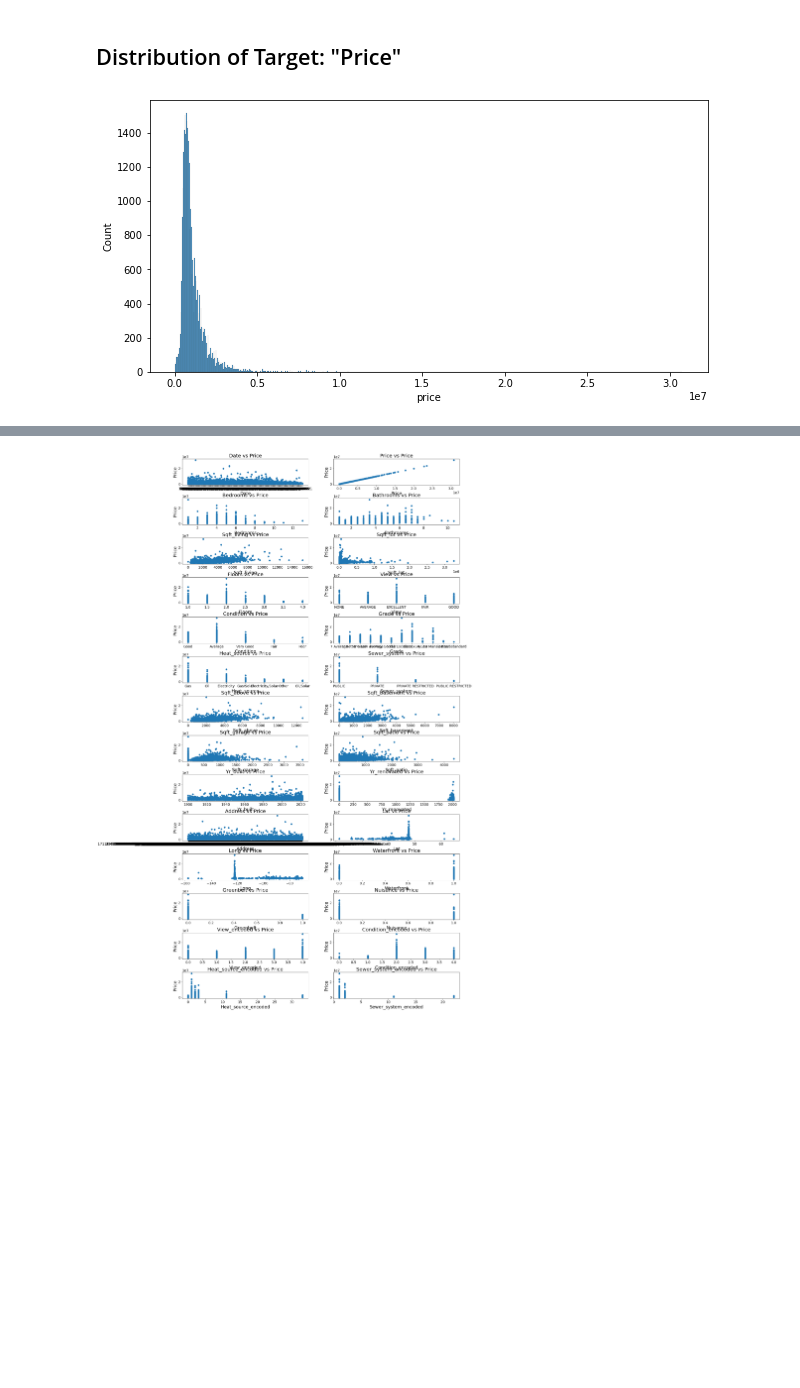
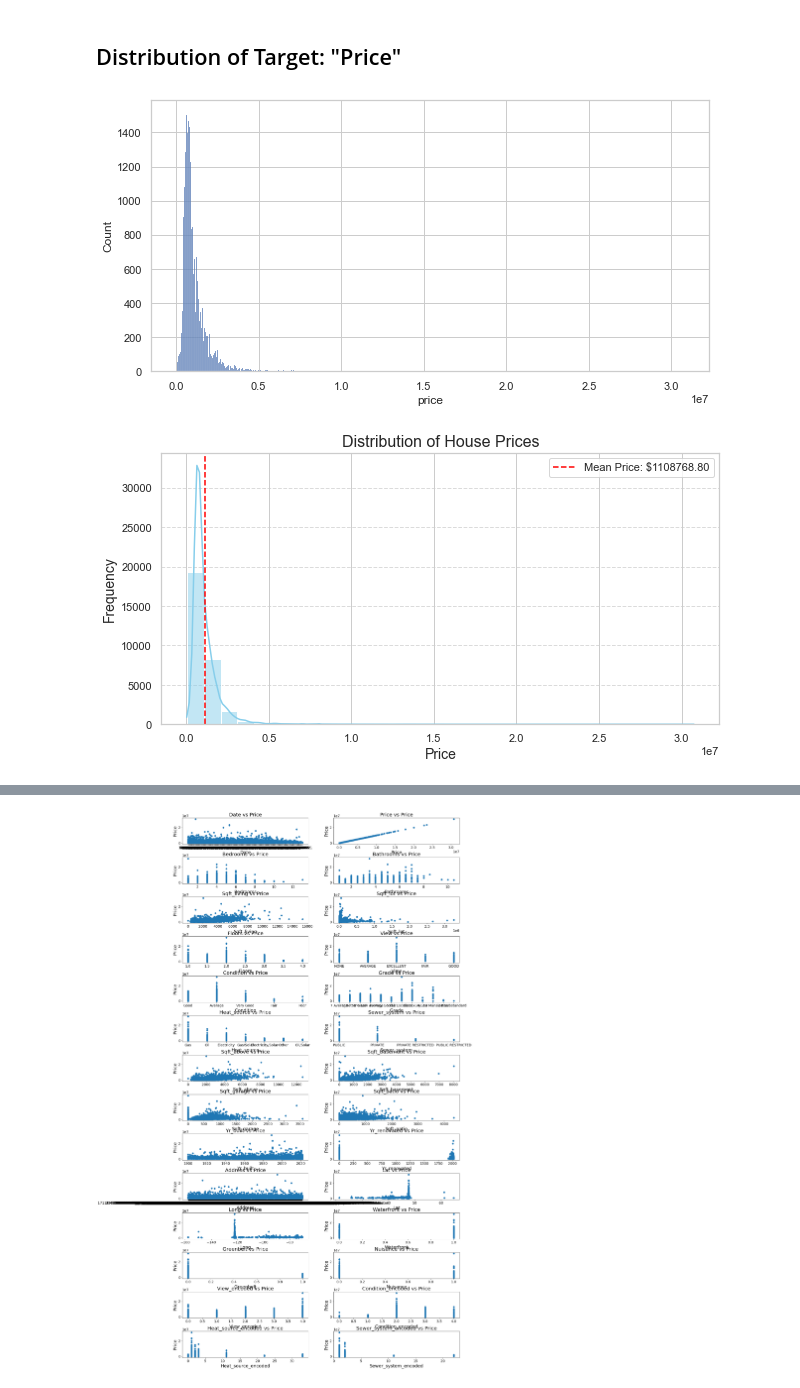
Before and after one commit to ldwilker10/dsc-phase-2-project-v2-5, a Jupyter notebook: Primary_Draft.ipynb, the cells around one changed output, grey strips where cells are left out. Saved outputs shown, nothing was run; the diff lists cells and outputs as text; code cells hidden in the pictures; blank space fills up the shorter version.

```diff
--- a/Primary_Draft.ipynb
+++ b/Primary_Draft.ipynb
@@ -468,7 +470,34 @@ Name: price, dtype: float64
 # %%
 #Plotting a histogram to check the distribution of the price
 plt.figure(figsize=(10,5))
-sns.histplot(kc_encoded['price'])
+sns.histplot(kc_baseline['price'])
 plt.show();
 # %% [output]
-[figure, old version]
+[figure, new version]
+# %%
+# Set the style for the plot (optional, just for aesthetics)
+sns.set(style="whitegrid")
+
+# Create the histogram plot with adjusted bin width
+plt.figure(figsize=(10, 5))
+sns.histplot(kc_baseline['price'], bins=30, color='skyblue', kde=True)
+
+# Add title and axis labels
+plt.title('Distribution of House Prices', fontsize=16)
+plt.xlabel('Price', fontsize=14)
+plt.ylabel('Frequency', fontsize=14)
+
+# Add grid lines
+plt.grid(axis='y', linestyle='--', alpha=0.7)
+
+# Add a vertical line for the mean price
+mean_price = kc_baseline['price'].mean()
+plt.axvline(mean_price, color='red', linestyle='--', label=f'Mean Price: ${mean_price:.2f}')
+
+# Add legend
+plt.legend()
+
+# Show the plot
+plt.show()
+# %% [output]
+[figure, added]
```
Also changed, not shown: parts of 24 cells of this notebook.
